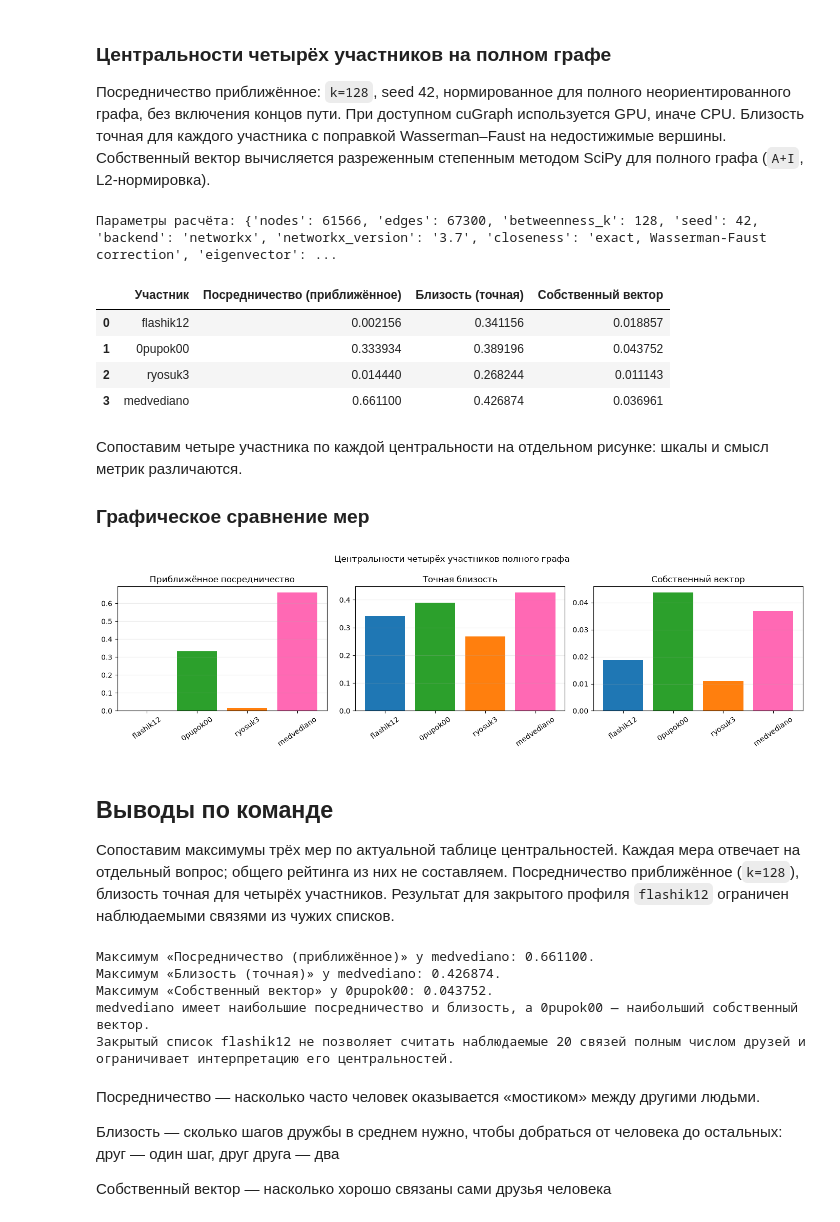
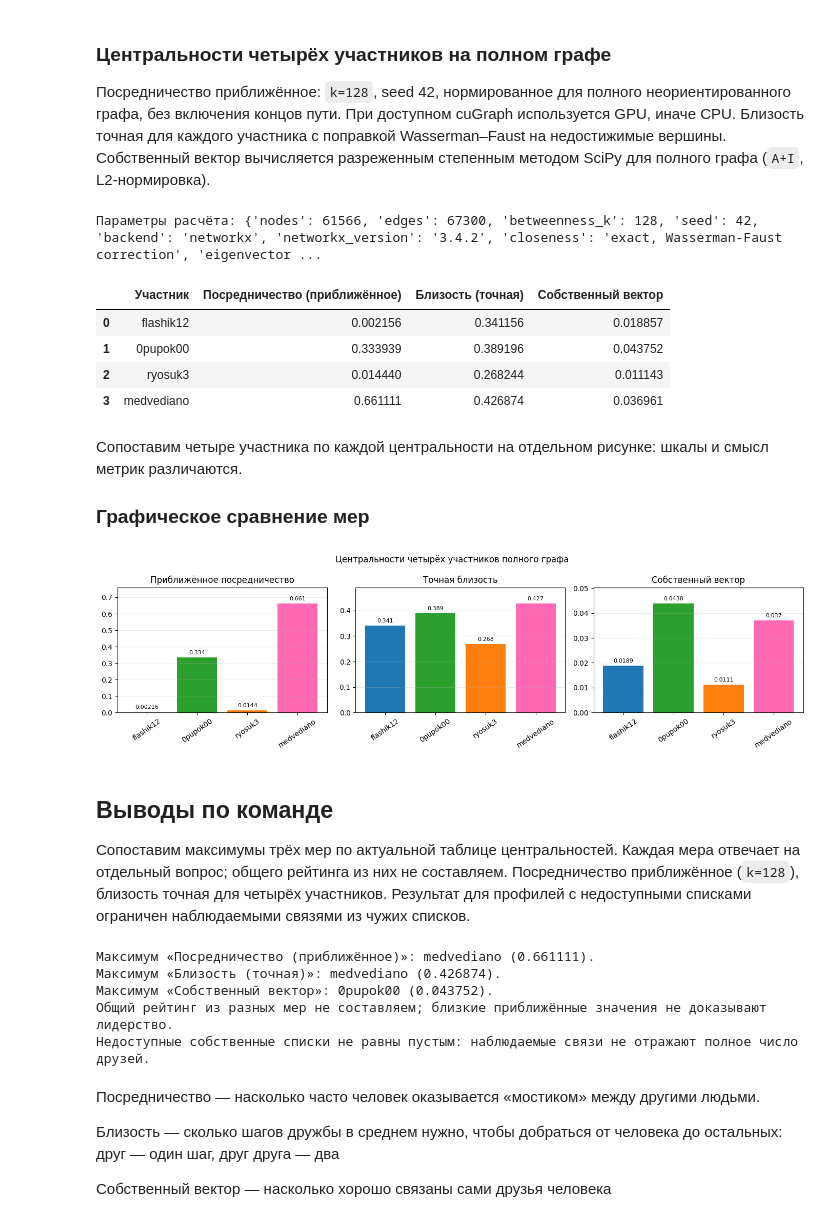
Before and after one commit to Osipovill/intelligent_systems_and_technologies, a Jupyter notebook: practice_2/practice2.ipynb, the cells around one changed output. Saved outputs shown, nothing was run; the diff lists cells and outputs as text; code cells hidden in the pictures.

```diff
--- a/practice_2/practice2.ipynb
+++ b/practice_2/practice2.ipynb
@@ -489,7 +495,7 @@ open_members = members_table.loc[
     members_table['Статус списка'].eq('Список получен')
 ]
 fig, ax = plt.subplots(figsize=(8, 4))
-ax.bar(
+bars = ax.bar(
     open_members['Участник'],
     open_members['Наблюдаемые связи в графе'],
     color=[PARENT_COLORS[name] for name in open_members['Участник']],
@@ -497,11 +503,15 @@ ax.bar(
 ax.set_title('Наблюдаемые прямые друзья участников с открытым списком')
 ax.set_xlabel('Участник')
 ax.set_ylabel('Число связей')
-ax.text(
-    0.01, -0.25,
-    'Список flashik12 недоступен; в графе наблюдаются 20 связей',
-    transform=ax.transAxes,
-)
+ax.bar_label(bars, fmt='%d', padding=3)
+ax.margins(y=0.15)
+unavailable_members = members_table.loc[members_table['Статус списка'].ne('Список получен')]
+if not unavailable_members.empty:
+    unavailable_labels = [
+        f"{row['Участник']}: {row['Наблюдаемые связи в графе']} связей"
+        for _, row in unavailable_members.iterrows()
+    ]
+    ax.text(0.01, -0.25, 'Недоступные списки — ' + '; '.join(unavailable_labels), transform=ax.transAxes)
 ax.grid(axis='y', alpha=0.25)
 fig.tight_layout()
 plt.show()
@@ -663,37 +696,42 @@ Wasserman–Faust на недостижимые вершины. Собствен
 import sys
 import json
 
 if str(PRACTICE_DIR.resolve()) not in sys.path:
     sys.path.insert(0, str(PRACTICE_DIR.resolve()))
 from vk_analysis import member_centralities
 
 team_metrics = member_centralities(G, GROUP_MEMBERS, k=128, seed=42)
 metric_labels = {
     'betweenness_approximate': 'Посредничество (приближённое)',
     'closeness_exact_cpu': 'Близость (точная)',
     'eigenvector_sparse_scipy': 'Собственный вектор',
 }
+assert team_metrics['user_id'].is_unique, 'Duplicate team IDs'
+assert set(team_metrics['user_id']) == set(GROUP_MEMBERS), 'Team IDs mismatch'
+assert np.isfinite(team_metrics[list(metric_labels)].to_numpy()).all(), 'Non-finite centralities'
+assert team_metrics[list(metric_labels)].ge(0).all().all(), 'Negative centralities'
+assert team_metrics['degree'].eq(team_metrics['user_id'].map(dict(G.degree()))).all(), 'Degree mismatch'
 centrality = team_metrics[['participant', *metric_labels]].rename(
     columns={'participant': 'Участник', **metric_labels}
 )
 team_export = team_metrics.copy()
 team_export['observed_links'] = team_export['degree']
 team_export['reason'] = [
     'Own friend list unavailable; observed incoming links remain included.'
     if members_table.loc[members_table['Участник'].eq(name), 'Статус списка'].iloc[0]
        != 'Список получен' else ''
     for name in team_export['participant']
 ]
 team_export.to_csv(DATA_DIR / 'member_centrality.csv', index=False)
 print('Параметры расчёта:', team_metrics.attrs['calculation'])
 display(centrality)
 # %% [output]
-Параметры расчёта: {'nodes': 61566, 'edges': 67300, 'betweenness_k': 128, 'seed': 42, 'backend': 'networkx', 'networkx_version': '3.7', 'closeness': 'exact, Wasserman-Faust correction', 'eigenvector': ...
+Параметры расчёта: {'nodes': 61566, 'edges': 67300, 'betweenness_k': 128, 'seed': 42, 'backend': 'networkx', 'networkx_version': '3.4.2', 'closeness': 'exact, Wasserman-Faust correction', 'eigenvector ...
 |  | Участник | Посредничество (приближённое) | Близость (точная) | Собственный вектор |
 | 0 | flashik12 | 0.002156 | 0.341156 | 0.018857 |
-| 1 | 0pupok00 | 0.333934 | 0.389196 | 0.043752 |
+| 1 | 0pupok00 | 0.333939 | 0.389196 | 0.043752 |
 | 2 | ryosuk3 | 0.014440 | 0.268244 | 0.011143 |
-| 3 | medvediano | 0.661100 | 0.426874 | 0.036961 |
+| 3 | medvediano | 0.661111 | 0.426874 | 0.036961 |
 # %% [markdown]
 Сопоставим четыре участника по каждой центральности на отдельном рисунке: шкалы и смысл метрик различаются.
 
@@ -706,25 +744,27 @@ metric_titles = [
 ]
 fig, axes = plt.subplots(1, 3, figsize=(14, 4))
 for axis, (column, title) in zip(axes, metric_titles):
-    axis.bar(
+    bars = axis.bar(
         centrality['Участник'], centrality[column],
         color=[PARENT_COLORS[name] for name in centrality['Участник']],
     )
     axis.set_title(title)
+    axis.bar_label(bars, fmt='%.3g', padding=3, fontsize=8)
+    axis.margins(y=0.15)
     axis.tick_params(axis='x', rotation=35)
     axis.grid(axis='y', alpha=0.25)
 fig.suptitle('Центральности четырёх участников полного графа')
 fig.tight_layout()
 plt.show()
 # %% [output]
-[figure, old version]
+[figure, new version]
 # %% [markdown]
 ## Выводы по команде
 
 Сопоставим максимумы трёх мер по актуальной таблице центральностей.
 Каждая мера отвечает на отдельный вопрос; общего рейтинга из них не составляем.
 Посредничество приближённое (`k=128`), близость точная для четырёх участников.
-Результат для закрытого профиля `flashik12` ограничен наблюдаемыми связями
+Результат для профилей с недоступными списками ограничен наблюдаемыми связями
 из чужих списков.
 # %%
 metric_columns = [
@@ -732,39 +772,18 @@ metric_columns = [
     'Близость (точная)',
     'Собственный вектор',
 ]
-maximum_rows = {
-    column: centrality.loc[centrality[column].idxmax()]
-    for column in metric_columns
-}
-for column, row in maximum_rows.items():
-    print(
-        f"Максимум «{column}» у {row['Участник']}: "
-        f"{row[column]:.6f}."
-    )
-betweenness_leader = maximum_rows['Посредничество (приближённое)']['Участник']
-closeness_leader = maximum_rows['Близость (точная)']['Участник']
-eigenvector_leader = maximum_rows['Собственный вектор']['Участник']
-if betweenness_leader == closeness_leader:
-    print(
-        f'{betweenness_leader} имеет наибольшие посредничество и близость, '
-        f'а {eigenvector_leader} — наибольший собственный вектор.'
-    )
-else:
-    print(
-        f'Лидеры различаются: посредничество — {betweenness_leader}, '
-        f'близость — {closeness_leader}, '
-        f'собственный вектор — {eigenvector_leader}.'
-    )
-print(
-    'Закрытый список flashik12 не позволяет считать наблюдаемые 20 связей '
-    'полным числом друзей и ограничивает интерпретацию его центральностей.'
-)
+for column in metric_columns:
+    maximum = centrality[column].max()
+    leaders = centrality.loc[centrality[column].eq(maximum), 'Участник'].tolist()
+    print(f'Максимум «{column}»: {", ".join(leaders)} ({maximum:.6f}).')
+print('Общий рейтинг из разных мер не составляем; близкие приближённые значения не доказывают лидерство.')
+print('Недоступные собственные списки не равны пустым: наблюдаемые связи не отражают полное число друзей.')
 # %% [output]
-Максимум «Посредничество (приближённое)» у medvediano: 0.661100.
-Максимум «Близость (точная)» у medvediano: 0.426874.
-Максимум «Собственный вектор» у 0pupok00: 0.043752.
-medvediano имеет наибольшие посредничество и близость, а 0pupok00 — наибольший собственный вектор.
-Закрытый список flashik12 не позволяет считать наблюдаемые 20 связей полным числом друзей и ограничивает интерпретацию его центральностей.
+Максимум «Посредничество (приближённое)»: medvediano (0.661111).
+Максимум «Близость (точная)»: medvediano (0.426874).
+Максимум «Собственный вектор»: 0pupok00 (0.043752).
+Общий рейтинг из разных мер не составляем; близкие приближённые значения не доказывают лидерство.
+Недоступные собственные списки не равны пустым: наблюдаемые связи не отражают полное число друзей.
 # %% [markdown]
 Посредничество — насколько часто человек оказывается «мостиком» между другими людьми.
 
```
Also changed, not shown: parts of 23 cells of this notebook.
